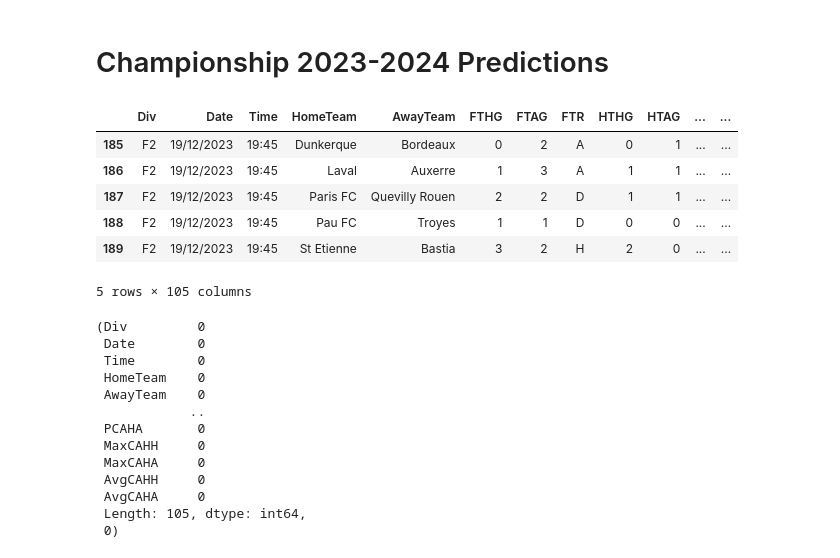
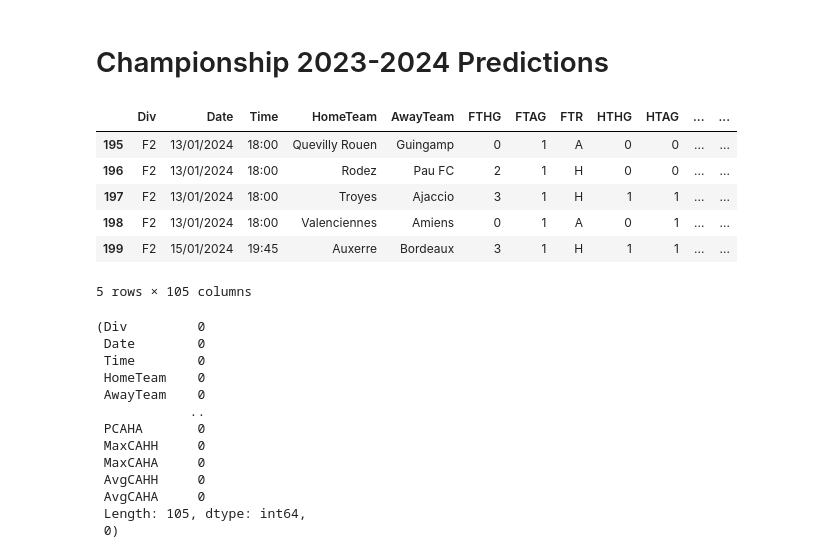
Before and after one commit to dagbolade/PL_prediction, a Jupyter notebook: ligue2.ipynb, the cells around one changed output. Cells and saved outputs as stored; diff of their text form; code cells hidden in the pictures.

```diff
--- a/serie_a.ipynb
+++ b/ligue2.ipynb
@@ -3,18 +3,19 @@
 # %%
 # import data
 import pandas as pd
 import numpy as np
 
-df = pd.read_csv('F2.csv')
+#df = pd.read_csv('F2.csv')
+df = pd.read_csv('ligue_2.csv')
 #df = pd.read_csv('epl/E0 4.csv')
 df.tail()
 # %% [output]
 |  | Div | Date | Time | HomeTeam | AwayTeam | FTHG | FTAG | FTR | HTHG | HTAG | ... | ... |
-| 185 | F2 | 19/12/2023 | 19:45 | Dunkerque | Bordeaux | 0 | 2 | A | 0 | 1 | ... | ... |
-| 186 | F2 | 19/12/2023 | 19:45 | Laval | Auxerre | 1 | 3 | A | 1 | 1 | ... | ... |
-| 187 | F2 | 19/12/2023 | 19:45 | Paris FC | Quevilly Rouen | 2 | 2 | D | 1 | 1 | ... | ... |
-| 188 | F2 | 19/12/2023 | 19:45 | Pau FC | Troyes | 1 | 1 | D | 0 | 0 | ... | ... |
-| 189 | F2 | 19/12/2023 | 19:45 | St Etienne | Bastia | 3 | 2 | H | 2 | 0 | ... | ... |
+| 195 | F2 | 13/01/2024 | 18:00 | Quevilly Rouen | Guingamp | 0 | 1 | A | 0 | 0 | ... | ... |
+| 196 | F2 | 13/01/2024 | 18:00 | Rodez | Pau FC | 2 | 1 | H | 0 | 0 | ... | ... |
+| 197 | F2 | 13/01/2024 | 18:00 | Troyes | Ajaccio | 3 | 1 | H | 1 | 1 | ... | ... |
+| 198 | F2 | 13/01/2024 | 18:00 | Valenciennes | Amiens | 0 | 1 | A | 0 | 1 | ... | ... |
+| 199 | F2 | 15/01/2024 | 19:45 | Auxerre | Bordeaux | 3 | 1 | H | 1 | 1 | ... | ... |
 5 rows × 105 columns
 # %%
 ## Data Cleaning
```
Also changed, not shown: parts of 25 cells of this notebook.
